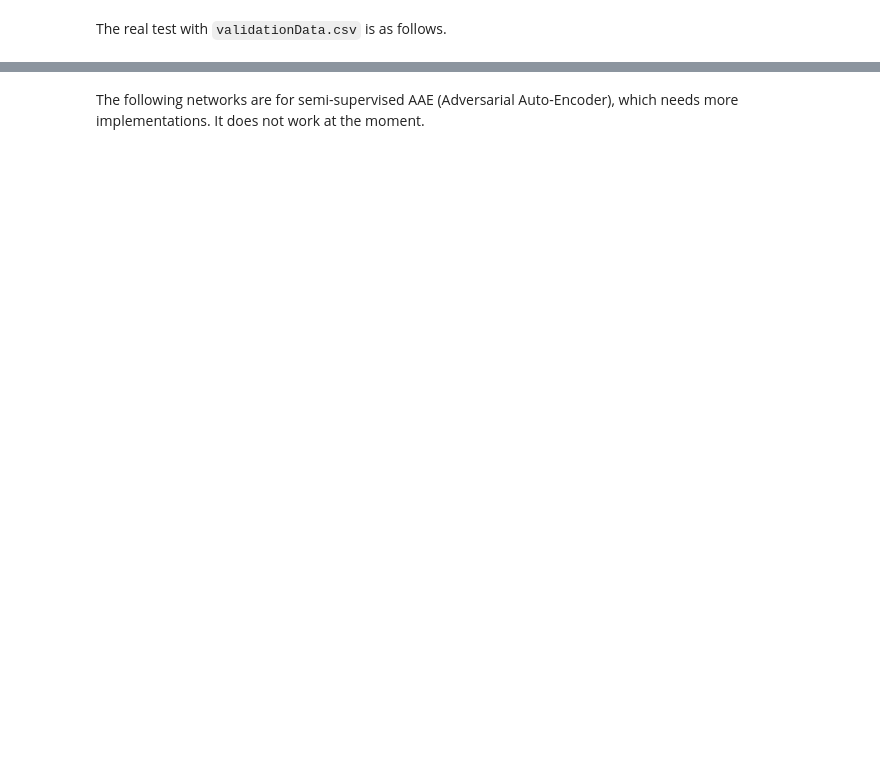
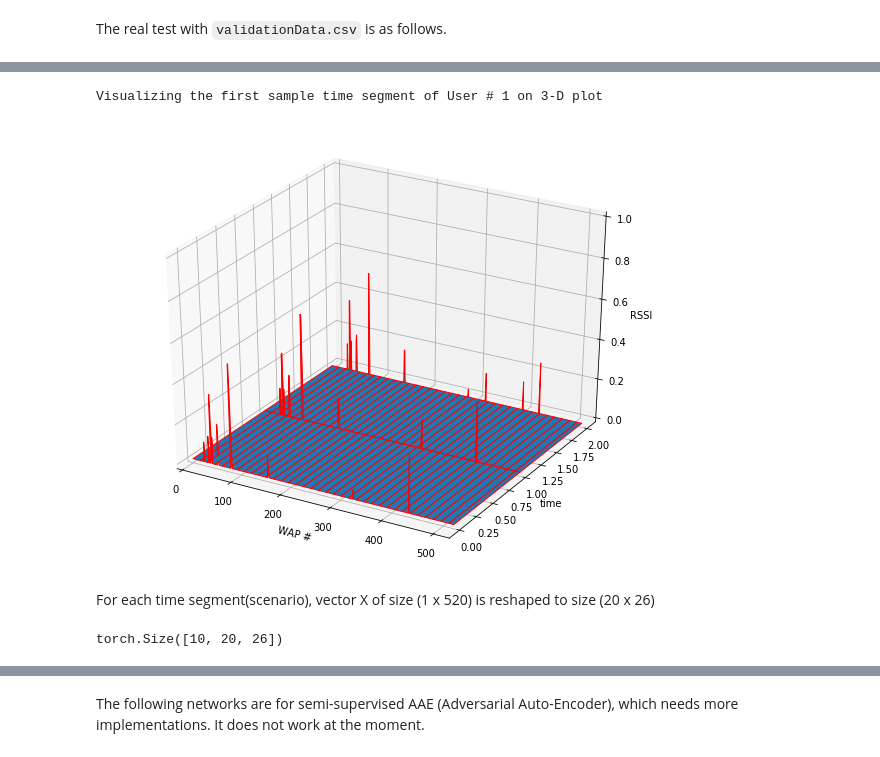
Before and after one commit to seemeekang/Indoor_Localization_Wifi_Fingerprinting_2, a Jupyter notebook: notebook/PCA-AAE.ipynb, the cells around one changed output, grey strips where cells are left out. Saved outputs shown, nothing was run; the diff lists cells and outputs as text; code cells hidden in the pictures; blank space fills up the shorter version.

```diff
--- a/notebook/PCA-AAE.ipynb
+++ b/notebook/PCA-AAE.ipynb
@@ -286,0 +400,7 @@ tensor(7.)
+# %%
+print("For each user, we have following number of scenarios: \n")
+total_num = 0
+for i in range(num_user):
+    print("\tUser #", i + 1, ": ", len(dataset_train.scenario_list[i]), "scenario(s)")
+    total_num += len(dataset_train.scenario_list[i])
+print("\nTotal ", total_num, "scenario(s)")
@@ -286,0 +425,12 @@ tensor(7.)
+# %%
+print("For each user, we have following time segment information: \n")
+for i in range(num_user):
+    time_interval = []
+    for j in range(len(dataset_train.scenario_list[i])):
+        min_time = np.min(dataset_train.scenario_list[i][j][:, 524])
+        max_time = np.max(dataset_train.scenario_list[i][j][:, 524])
+        time_interval.append(max_time - min_time)
+    print("\tUser #", i + 1, ": ")
+    print("\t\tminimum time interval: ", np.min(time_interval))
+    print("\t\tmean time interval: ", np.mean(time_interval))
+    print("\t\tmaximum time interval: ", np.max(time_interval))
@@ -286,0 +455,37 @@ tensor(7.)
+# %%
+fig = plt.figure(figsize = (10, 8))
+axes = fig.add_subplot(111, projection = "3d")
+# Time domain on y_axis
+min_time = np.min(dataset_train.scenario_list[0][0][:, 524])
+max_time = np.max(dataset_train.scenario_list[0][0][:, 524])
+y_axis = np.arange(max_time - min_time)
+# X index on x_axis
+x_axis = np.linspace(0, 520, 520)
+# meshgrid
+x_grid, y_grid = np.meshgrid(x_axis, y_axis)
+# X values on z_axis
+z_grid = np.zeros((len(y_axis), len(x_axis)))
+# points on each axis
+sequence_length = len(dataset_train.scenario_list[0][0])
+add_counter = torch.zeros([len(y_axis)])
+for i in range(len(y_axis)):
+    for j in range(i, sequence_length):
+        if dataset_train.scenario_list[0][0][j, 524] - min_time == i:
+            #print("i: ", i, "j: ", j)
+            z_grid[i] += dataset_train.scenario_list[0][0][j, 0 : 520]
+            add_counter[i] += 1
+add_counter[add_counter == 0] += 1
+z_grid /= add_counter[:, None].numpy()
+print("\nVisualizing the first sample time segment of User # 1 on 3-D plot\n\n")
+axes.plot_surface(x_grid, y_grid, z_grid, rstride = 1, cstride = 15, shade = False, lw = 1, edgecolors = 'r')
+axes.set_zlim(0, 1)
+axes.set_xlim(0, 520)
+axes.set_xlabel("WAP #")
+axes.set_ylabel("time")
+axes.set_zlabel("RSSI")
+plt.show()
+# %% [output]
+Visualizing the first sample time segment of User # 1 on 3-D plot
+[figure, added]
+# %% [markdown]
+For each time segment(scenario), vector X of size (1 x 520) is reshaped to size (20 x 26)
@@ -286,0 +497,4 @@ tensor(7.)
+# %%
+dataset_train.scenario_list_x[0][0].size()
+# %% [output]
+torch.Size([10, 20, 26])
```
Also changed, not shown: parts of 23 cells of this notebook.
